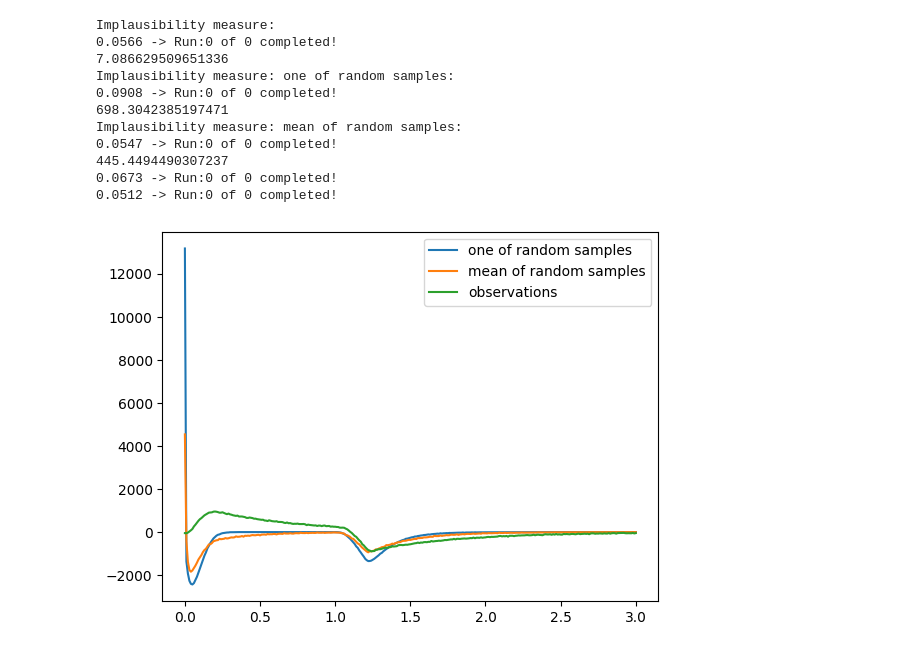
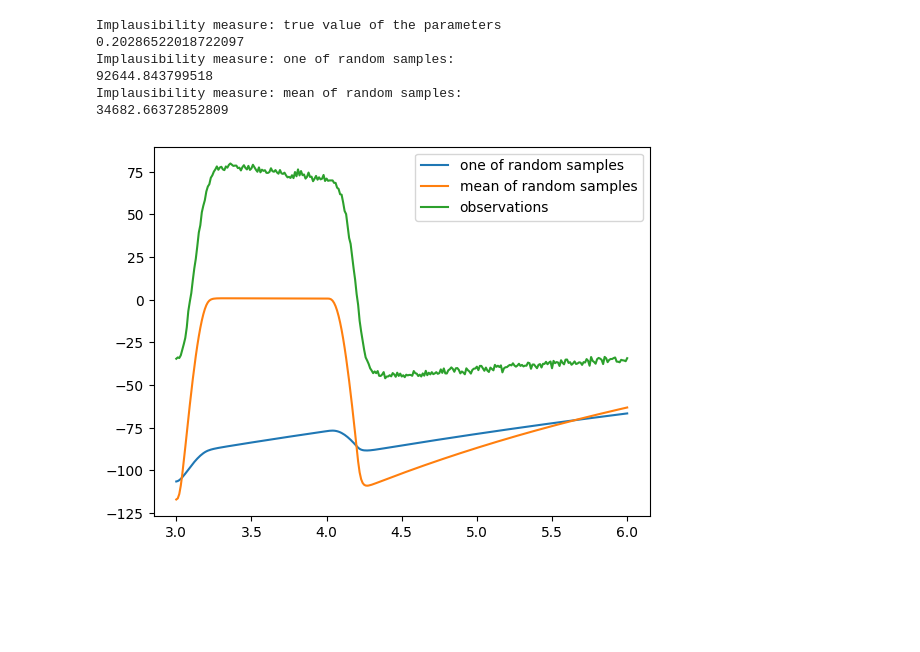
Before and after one commit to dejavu513/sequential-calibration, a Jupyter notebook: main.ipynb, the cells around one changed output. Saved outputs shown, nothing was run; the diff lists cells and outputs as text; code cells hidden in the pictures; blank space fills up the shorter version.

```diff
--- a/main.ipynb
+++ b/main.ipynb
@@ -105,9 +105,9 @@ Simple Lung initialised
 dict_keys(['I_Lu|0|0|0'])
 # %%
 # Print results of the simulation and plot them
-# Observation is the results of the simulation with noise added
+# Observations are the results of the simulation with noise added
 for key,results in runRes.items():
-    obs = np.array(results)+ np.random.normal(0,10,results.shape)
+    obs = np.array(results)+ np.random.normal(0,0.5,results.shape)+np.random.normal(0,1,results.shape)
     mpl.plot(np.array(t),np.array(results), label = key)
     mpl.plot(np.array(t),np.array(obs), label = 'observations')
     mpl.legend()
@@ -125,9 +130,9 @@ import matplotlib.cm as cm
 # %%
 # Function to run the model given an input parameter array
-def lung(model,states,x,t1):
-    runTime = 3.0
+def lung1(model,states,x,t1):
+    runTime = 6.0
     totalRuns = 1
-    ParamArray =[math.exp(x[0])/500,math.exp(x[1])/500,math.exp(x[2])/500,math.exp(x[3]),math.exp(x[4]),math.exp(x[5])*50]
+    para =[math.exp(x[0])/50,math.exp(x[1])/50,math.exp(x[2])/50,math.exp(x[3]),math.exp(x[4]),math.exp(x[5])*50]
     #[math.exp(x[0])/500,0.002,math.exp(x[1])/500,2.4,3,100]
-    runRes = RunModel(model,states,ParamArray,runTime,totalRuns,t1)
+    runRes = RunModel(model,states,para,runTime,totalRuns,t1)
     return(runRes)
@@ -134,42 +157,43 @@ def lung(model,states,x,t1):
 # %%
 ## Implausibility measure
-md=1 # model discrepancy
-me=1 # measurement error
-def Imp(obs,x,md,me):
-    m = np.array(lung(model,states,x,t1))
-    I = math.sqrt(sum((np.array(obs)-np.array(m))**2)/((me+md)*obs.shape[0]))
+md=1**2 # model discrepancy
+me=0.5**2 # measurement error
+idxToIgnore = 300
+def Imp(obs,x,model,states,t1,me,md):
+    m = np.array(lung1(model,states,x,t1))
+    N = obs.shape[0]
+    #I = abs((sum((np.array(obs[idxToIgnore:idxToIgnore+100])-np.array(m[idxToIgnore:idxToIgnore+100]))**2)/(me+md))-100)/math.sqrt(2*(100))
+    I = abs((sum((np.array(obs[idxToIgnore:])-np.array(m[idxToIgnore:]))**2)/(me+md))-N+idxToIgnore)/math.sqrt(2*(N-idxToIgnore))
     return(I)
 # %%
-print('Implausibility measure:')
-print(Imp(obs,[math.log(0.001*500),math.log(0.002*500),math.log(0.003*500),math.log(2.4),math.log(3),math.log(100/50)],md,me))
+print('Implausibility measure: true value of the parameters')
+print(Imp(obs,[math.log(0.01*50),math.log(0.03*50),math.log(0.02*50),math.log(2.4),math.log(3),math.log(100/50)],model,states,t1,md=md,me=me))
 
 samples = np.random.randn(500,6)
-#result = np.concatenate((np.exp(np.random.randn(500,3))/500,np.exp(np.random.randn(500,2)),np.exp(np.random.randn(500,1))*50),axis=1)
+result = np.concatenate((np.exp(np.random.randn(500,3))/50,np.exp(np.random.randn(500,2)),\
+                         np.exp(np.random.randn(500,1))*50),axis=1)
 values = samples[0,:]
 mean = np.mean(samples,0)
 
 print('Implausibility measure: one of random samples:')
-print(Imp(obs,values,md,me))
+print(Imp(obs,values,model,states,t1,md,me))
 print('Implausibility measure: mean of random samples:')
-print(Imp(obs,mean,md,me))
-mpl.plot(np.array(t),np.array(lung(model,states,values,t1)), label = 'one of random samples')
-mpl.plot(np.array(t),np.array(lung(model,states,mean,t1)), label = 'mean of random samples')
-mpl.plot(np.array(t),np.array(obs), label = 'observations')
+print(Imp(obs,mean,model,states,t1,md,me))
+
+###compare esitmated flows & the observations
+mpl.plot(np.array(t[idxToIgnore:]),np.array(lung1(model,states,values,t1))[idxToIgnore:], label = 'one of random samples')
+mpl.plot(np.array(t[idxToIgnore:]),np.array(lung1(model,states,mean,t1))[idxToIgnore:], label = 'mean of random samples')
+mpl.plot(np.array(t[idxToIgnore:]),np.array(obs)[idxToIgnore:], label = 'observations')
 mpl.legend()
 mpl.show()
 # %% [output]
-Implausibility measure:
-0.0566 -> Run:0 of 0 completed!
-7.086629509651336
+Implausibility measure: true value of the parameters
+0.20286522018722097
 Implausibility measure: one of random samples:
-0.0908 -> Run:0 of 0 completed!
-698.3042385197471
+92644.843799518
 Implausibility measure: mean of random samples:
-0.0547 -> Run:0 of 0 completed!
-445.4494490307237
-0.0673 -> Run:0 of 0 completed!
-0.0512 -> Run:0 of 0 completed!
+34682.66372852809
-[figure, old version]
+[figure, new version]
 # %%
 #Subset Simulation for history matching
 #algorithm we use to update samples, and we here consider Modified Metropolis
```
Also changed, not shown: parts of 18 cells of this notebook.
